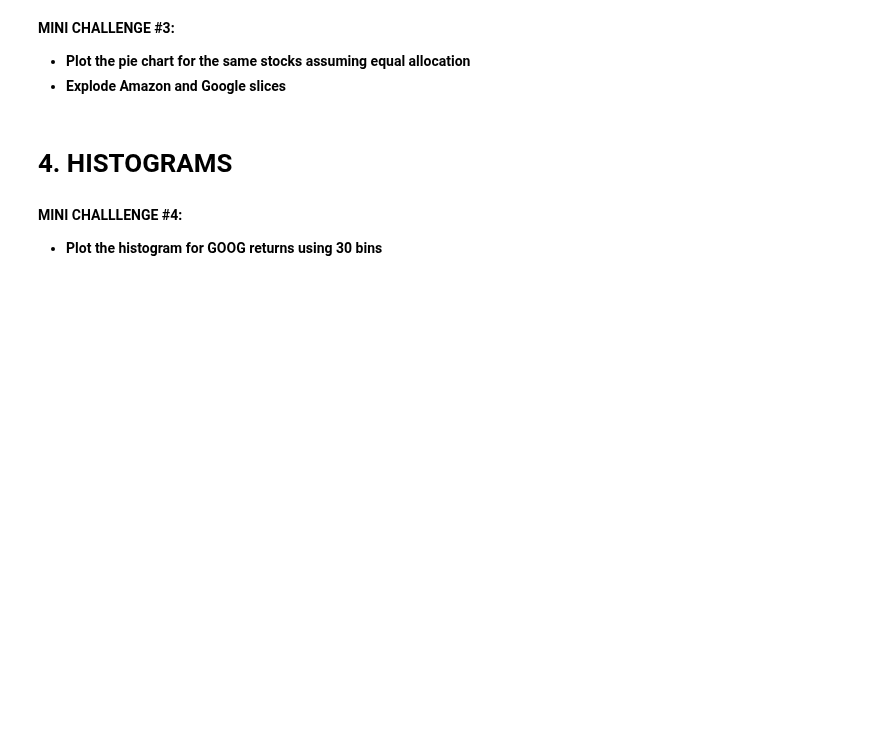
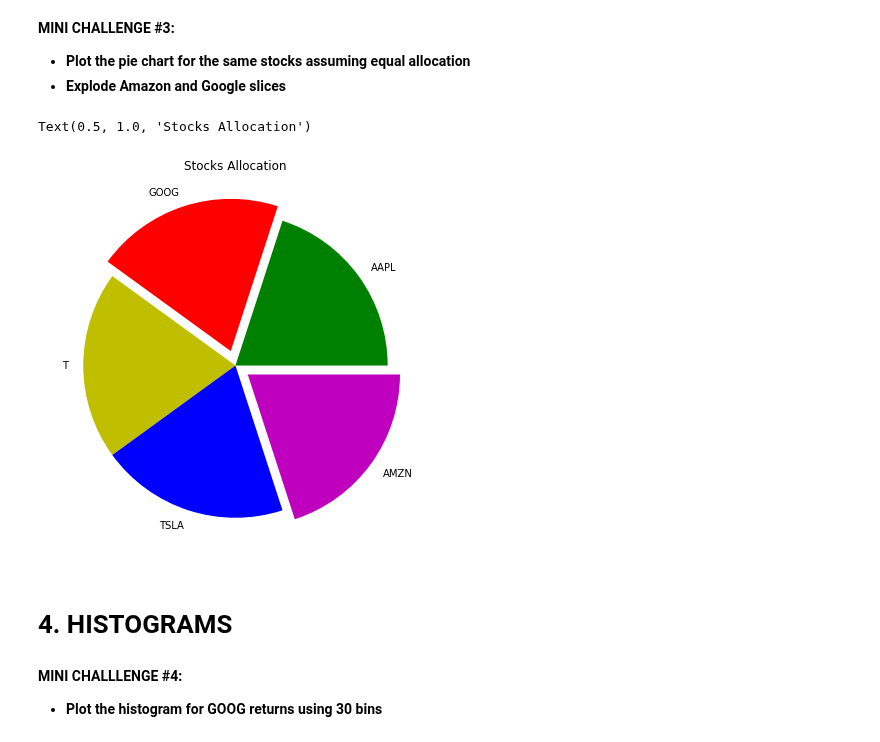
Before and after one commit to LinaSachuk/The-Complete-Python-and-Machine-Learning-for-Financial-Analysis, a Jupyter notebook: 9_Python_101_Data_Visualization_with_matplotlib.ipynb, the cells around one changed output. Saved outputs shown, nothing was run; the diff lists cells and outputs as text; code cells hidden in the pictures; blank space fills up the shorter version.

```diff
--- a/9_Python_101_Data_Visualization_with_matplotlib.ipynb
+++ b/9_Python_101_Data_Visualization_with_matplotlib.ipynb
@@ -81,6 +113,18 @@ data_return_df
 **MINI CHALLENGE #3:**
 - **Plot the pie chart for the same stocks assuming equal allocation**
 - **Explode Amazon and Google slices**
+# %%
+values = [20, 20, 20, 20, 20]
+colors = ['g', 'r', 'y', 'b', 'm']
+labels = ['AAPL', 'GOOG', 'T', 'TSLA', 'AMZN']
+explode = [0, 0.1, 0, 0, 0.1]
+
+plt.figure(figsize=(7,7))
+plt.pie(values, colors=colors, labels=labels, explode=explode);
+plt.title('Stocks Allocation')
+# %% [output]
+Text(0.5, 1.0, 'Stocks Allocation')
+[figure, added]
 # %% [markdown]
 # 4. HISTOGRAMS
 # %%
```
Also changed, not shown: parts of 4 cells of this notebook.
